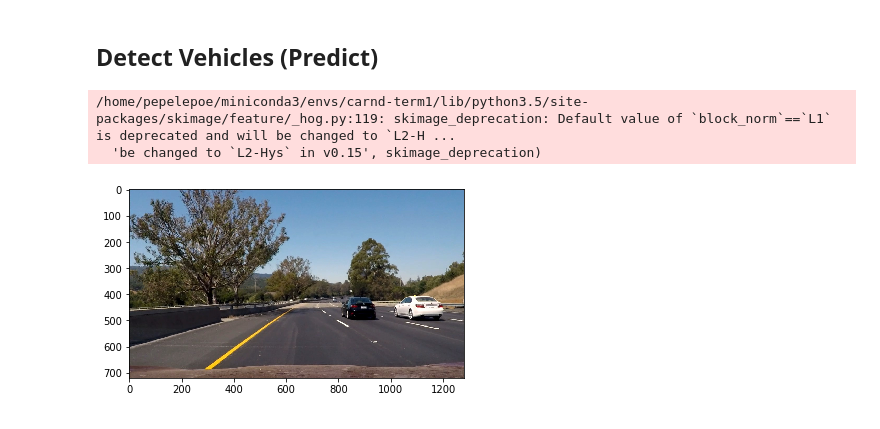
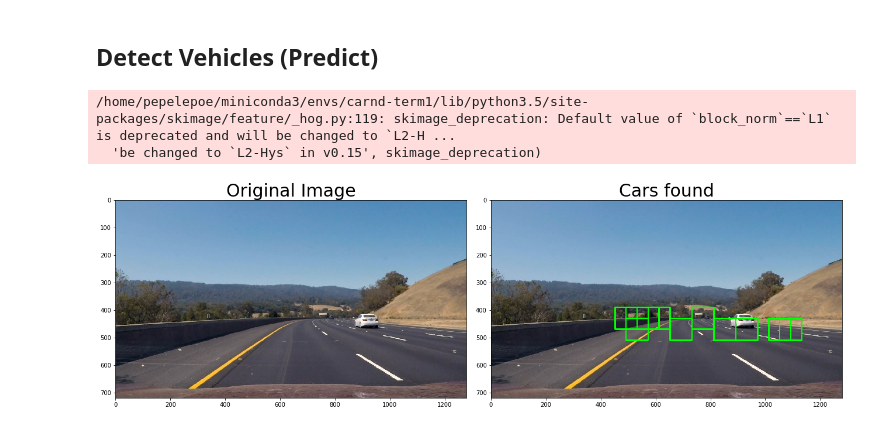
Before and after one commit to joelpou/vehicle-detection, a Jupyter notebook: carDetection.ipynb, the cells around one changed output. Cells and saved outputs as stored; diff of their text form; code cells hidden in the pictures.

```diff
--- a/carDetection.ipynb
+++ b/carDetection.ipynb
@@ -139,17 +145,17 @@ def extract_features(imgs, cspace='RGB', spatial_size=(32, 32),
         # apply color conversion if other than 'RGB'
         if cspace != 'RGB':
             if cspace == 'GRAY':
-                featureImg = cv2.cvtColor(img, cv2.COLOR_RGB2GRAY)
-            if cspace == 'HSV':
+                featureImg = cv2.cvtColor(image, cv2.COLOR_RGB2GRAY)
+            elif cspace == 'HSV':
                 featureImg = cv2.cvtColor(image, cv2.COLOR_RGB2HSV)
             elif cspace == 'LUV':
-                # image = img * 255
-                # image = img.astype(np.uint8)
                 featureImg = cv2.cvtColor(image, cv2.COLOR_RGB2Luv)
             elif cspace == 'HLS':
                 featureImg = cv2.cvtColor(image, cv2.COLOR_RGB2HLS)
             elif cspace == 'YUV':
-                featureImg = cv2.cvtColor(image, cv2.COLOR_RGBYUV)
+                featureImg = cv2.cvtColor(image, cv2.COLOR_RGB2YUV)
+            elif cspace == 'YCrCb':
+                featureImg = cv2.cvtColor(image, cv2.COLOR_RGB2YCrCb)
         else: featureImg = np.copy(image)
         # Apply bin_spatial() to get spatial color features
         if spatial_feat == True:
@@ -490,35 +501,81 @@ For these 10 labels:  [ 0.  1.  1.  0.  1.  1.  0.  1.  1.  1.]
 # %% [markdown]
 ## Detect Vehicles (Predict)
 # %%
-image = mpimg.imread('test_images/test6.jpg')
-draw_image = np.copy(image)
+
+test_image = mpimg.imread('test_images/test3.jpg')
+test_image = test_image.astype(np.float32)/255
+
+#test5, #test3
+draw_image = np.copy(test_image)
 
 
 # Uncomment the following line if you extracted training
 # data from .png images (scaled 0 to 1 by mpimg) and the
 # image you are searching is a .jpg (scaled 0 to 255)
 #image = image.astype(np.float32)/255
 
+sw_x_limits = [
+    [None, None],
+    [32, None],
+    [412, 1280]
+]
+
+sw_y_limits = [
+    [400, 640],
+    [400, 600],
+    [390, 540]
+]
+
+sw_window_size = [
+    (128, 128),
+    (96, 96),
+    (80, 80)
+]
+
+sw_overlap = [
+    (0.5, 0.5),
+    (0.5, 0.5),
+    (0.5, 0.5)
+]
+
+# create sliding windows
+windows = slide_window(test_image, x_start_stop=sw_x_limits[0], y_start_stop=sw_y_limits[0],
+                    xy_window=sw_window_size[0], xy_overlap=sw_overlap[0])
+
+windows2 = slide_window(test_image, x_start_stop=sw_x_limits[1], y_start_stop=sw_y_limits[1],
+                    xy_window=sw_window_size[1], xy_overlap=sw_overlap[1])
+
+windows3 = slide_window(test_image, x_start_stop=sw_x_limits[2], y_start_stop=sw_y_limits[2],
+                    xy_window=sw_window_size[2], xy_overlap=sw_overlap[2])
+
 # plt.imshow(image)
-windows = slide_window(image, x_start_stop=[None, None], y_start_stop=y_start_stop,
-                    xy_window=(128, 128), xy_overlap=(0.5, 0.5))
+# windows = slide_window(test_image, x_start_stop=[None, None], y_start_stop=y_start_stop,
+#                     xy_window=(128, 128), xy_overlap=(0.5, 0.5))
 
-hot_windows = search_windows(image, windows, svc, Xscaler, color_space=colorspace,
+hot_windows = search_windows(test_image, windows3, svc, Xscaler, color_space=colorspace,
                         spatial_size=spatialSize, hist_bins=histBins,
                         orient=orient, pix_per_cell=pix_per_cell,
                         cell_per_block=cell_per_block,
                         hog_channel=hog_channel, spatial_feat=spatial_feat,
                         hist_feat=hist_feat, hog_feat=hog_feat)
 
 # print(len(windows))
 
-window_img = draw_boxes(draw_image, hot_windows, color=(255, 0, 0), thick=4)
-plt.imshow(window_img)
+window_img = draw_boxes(draw_image, hot_windows, color=(0, 1, 0), thick=4)
+
+f, (ax1, ax2) = plt.subplots(1, 2, figsize=(18,9))
+plt.tight_layout()
+ax1.imshow(draw_image)
+ax1.set_title('Original Image', fontsize=30)
+ax2.imshow(window_img)
+ax2.set_title('Cars found', fontsize=30)
+plt.savefig('output_images/windows.png', bbox_inches="tight")
+# plt.imshow(window_img)
 plt.show()
 # %% [output]
 /home/pepelepoe/miniconda3/envs/carnd-term1/lib/python3.5/site-packages/skimage/feature/_hog.py:119: skimage_deprecation: Default value of `block_norm`==`L1` is deprecated and will be changed to `L2-H ...
   'be changed to `L2-Hys` in v0.15', skimage_deprecation)
-[figure, old version]
+[figure, new version]
 # %%
 def find_cars(img, ystart, ystop, scale, svc, X_scaler, orient, pix_per_cell, cell_per_block, spatial_size, hist_bins):
 
```
Also changed, not shown: parts of 7 cells of this notebook, 1 other file.
